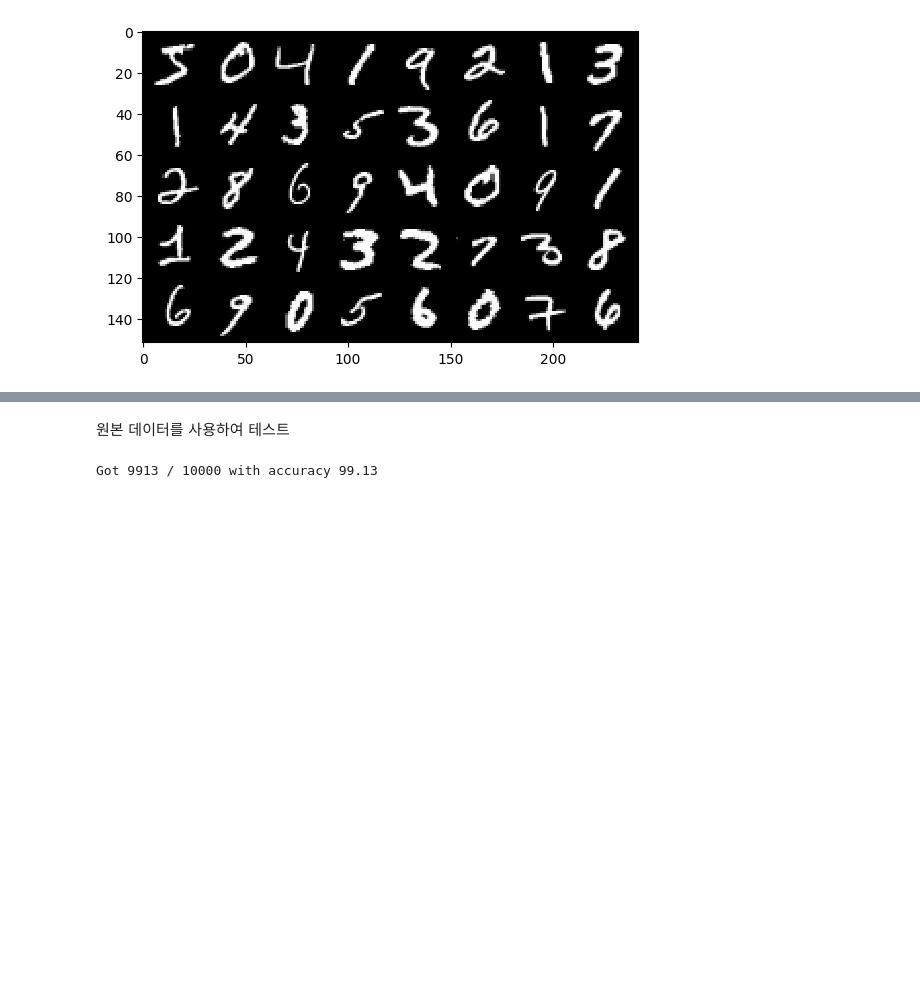
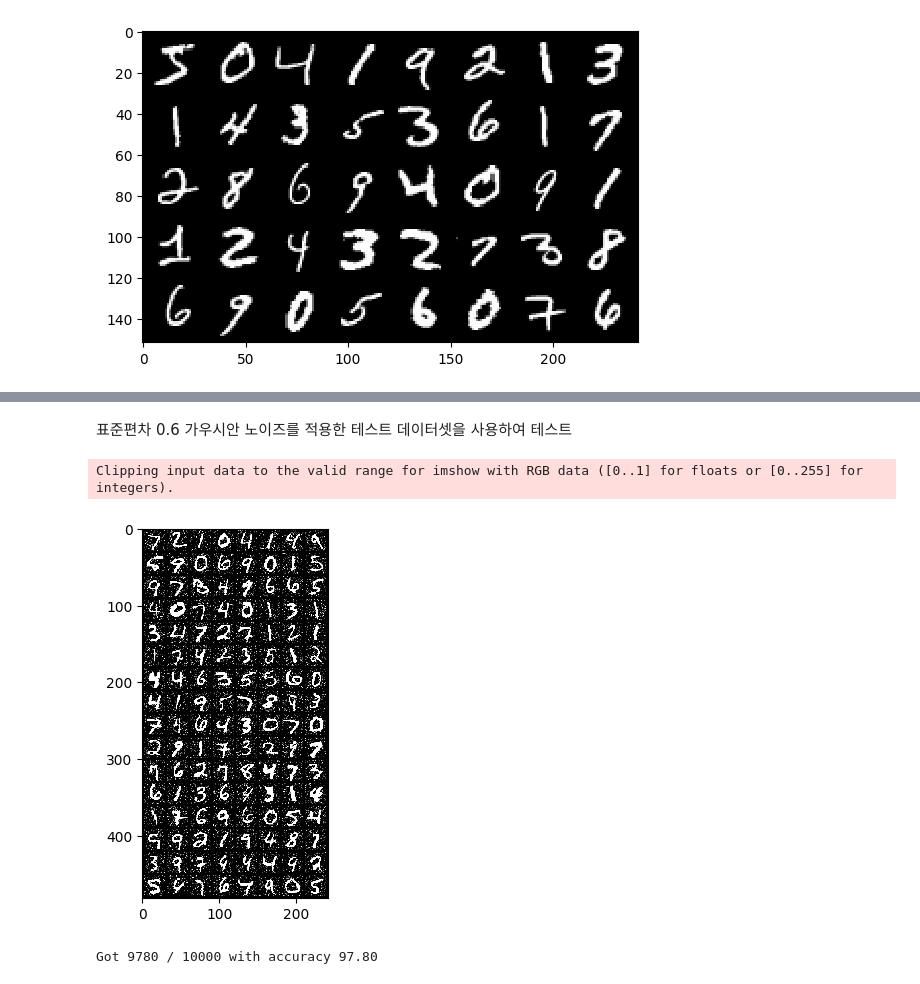
Before and after one commit to gjlee0802/ssu-deep-learning, a Jupyter notebook: LeNet5/LeNet-5_sam_optim.ipynb, the cells around one changed output, grey strips where cells are left out. Drawn from its saved outputs; the diff is of its cells as text; code cells hidden in the pictures; blank space fills up the shorter version.

```diff
--- a/LeNet5/LeNet-5_sam_optim.ipynb
+++ b/LeNet5/LeNet-5_sam_optim.ipynb
@@ -387,2 +329,2 @@ Got 9786 / 10000 with accuracy 97.86
-# %% [markdown]
-원본 데이터를 사용하여 테스트
+# %% [markdown]
+표준편차 0.6 가우시안 노이즈를 적용한 테스트 데이터셋을 사용하여 테스트
@@ -389,15 +345,35 @@ Got 9786 / 10000 with accuracy 97.86
 # %%
+
 noisy_transform=transforms.Compose([
     #transforms.Resize((32, 32)),
     transforms.ToTensor(),
     transforms.Normalize((0.1307,), (0.3081,)),
     AddGaussianNoise(mean=0., std=0.6),
 ])
 
 # MNIST test dataset 불러오기
-test_data = datasets.MNIST(path2data, train=False, download=True, transform=data_transform)
-test_dl = DataLoader(test_data, batch_size=128)
+gau_06_test_data = datasets.MNIST(path2data, train=False, download=True, transform=noisy_transform)
+gau_06_test_dl = DataLoader(gau_06_test_data, batch_size=128)
+# test data를 추출합니다.
+x_test, y_test = gau_06_test_data.data, gau_06_test_data.targets
+
+if len(x_test.shape) == 3:
+    x_test = x_test.unsqueeze(1)
+
+for batch in gau_06_test_dl:
+    inputs, targets = (b.to(device) for b in batch)
+    x_test_grid = utils.make_grid(inputs, nrow=8, padding=2)
+    show(x_test_grid.to('cpu'))
+    break
+
+
+# 아래처럼 x_test로 접근하면 transform을 거치기 전 원본 데이터가 시각화 되므로 위의 코드처럼 순환하여 시각화하는 방식을 사용
+#x_test_grid = utils.make_grid(x_test[:40], nrow=8, padding=2)
+#show(x_test_grid)
+# %% [output]
+Clipping input data to the valid range for imshow with RGB data ([0..1] for floats or [0..255] for integers).
+[figure, added]
 # %%
-check_accuracy(test_dl, model)
+check_accuracy(gau_06_test_dl, model)
 # %% [output]
-Got 9913 / 10000 with accuracy 99.13
+Got 9780 / 10000 with accuracy 97.80
```
Also changed, not shown: parts of 8 cells of this notebook, 2 other files.
